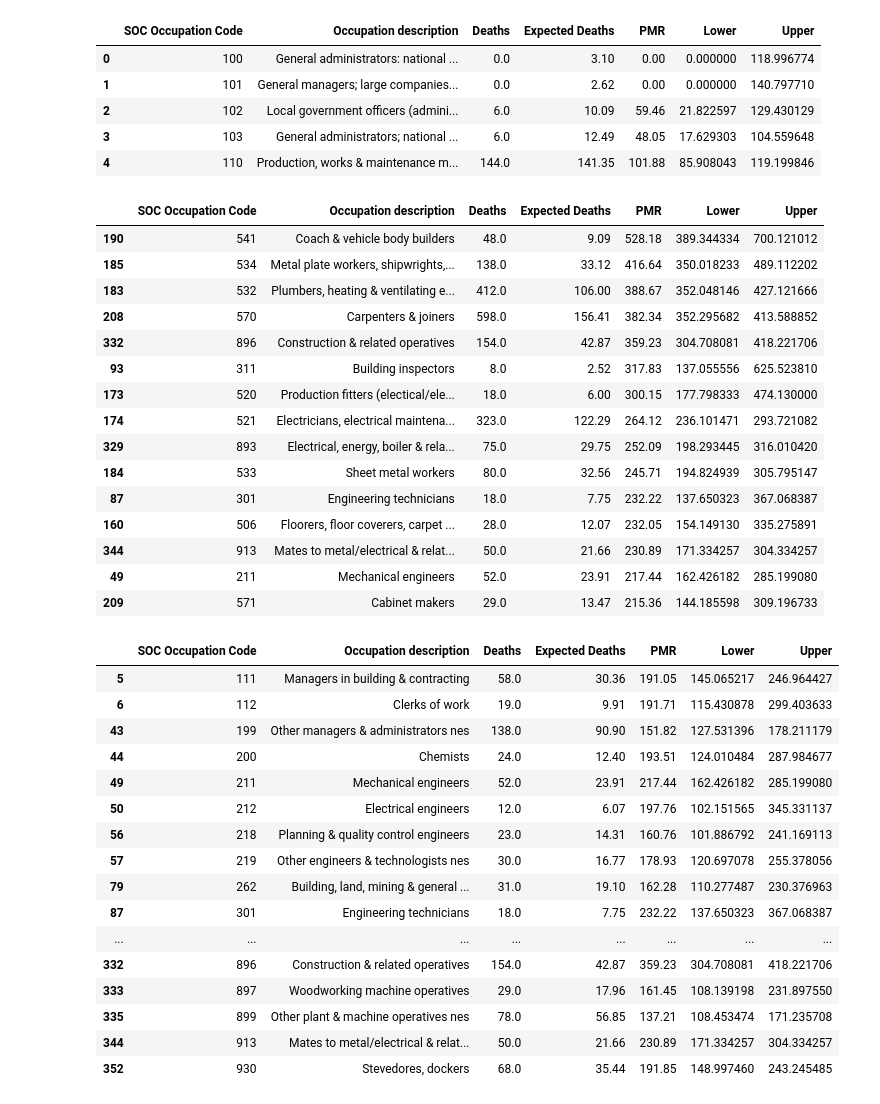
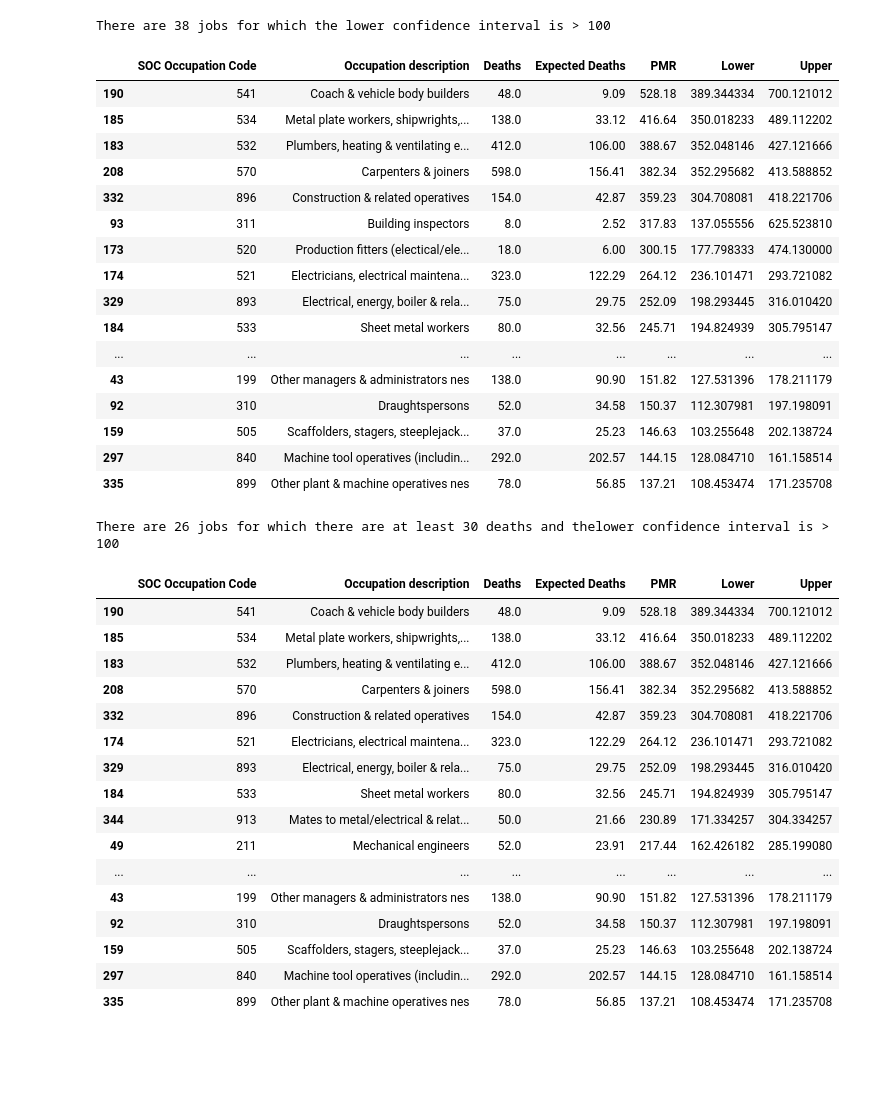
Before and after one commit to drcjar/ipfjes, a Jupyter notebook: notebooks/male-meso-pmr-1991-2000.ipynb, the cells around one changed output. Saved outputs shown, nothing was run; the diff lists cells and outputs as text; code cells hidden in the pictures; blank space fills up the shorter version.

```diff
--- a/notebooks/male-meso-pmr-1991-2000.ipynb
+++ b/notebooks/male-meso-pmr-1991-2000.ipynb
@@ -7,18 +6,12 @@ df = pd.read_excel('../data/occ80007.xls', skiprows=2)
 # Mesothelioma proportional mortality ratios (PMRs) for males aged 16-74 in
 # Great Britain by Standard Occupational Classification (1990) unit group, 1991-2000
-# %%
-df.head()
-# %% [output]
-|  | SOC Occupation Code | Occupation description | Deaths | Expected Deaths | PMR | Lower | Upper |
-| 0 | 100 | General administrators: national ... | 0.0 | 3.10 | 0.00 | 0.000000 | 118.996774 |
-| 1 | 101 | General managers; large companies... | 0.0 | 2.62 | 0.00 | 0.000000 | 140.797710 |
-| 2 | 102 | Local government officers (admini... | 6.0 | 10.09 | 59.46 | 21.822597 | 129.430129 |
-| 3 | 103 | General administrators; national ... | 6.0 | 12.49 | 48.05 | 17.629303 | 104.559648 |
-| 4 | 110 | Production, works & maintenance m... | 144.0 | 141.35 | 101.88 | 85.908043 | 119.199846 |
+# %%
+print('There are {0} jobs for which the lower confidence interval is > 100'.format(len(df[df.Lower > 100])))
+# %% [output]
+There are 38 jobs for which the lower confidence interval is > 100
 # %%
-df[df.Lower > 100].sort_values(by='PMR', ascending=False).head(15)
-
-## SOC code, occupation etc for the top 15 significant PMRs (95% CI does not include 100)
+df[df.Lower > 100].sort_values(by='PMR', ascending=False)
+# SOC code, occupation etc for significant PMRs (95% CI does not include 100)
 # %% [output]
 |  | SOC Occupation Code | Occupation description | Deaths | Expected Deaths | PMR | Lower | Upper |
 | 190 | 541 | Coach & vehicle body builders | 48.0 | 9.09 | 528.18 | 389.344334 | 700.121012 |
@@ -31,28 +24,34 @@ df[df.Lower > 100].sort_values(by='PMR', ascending=False).head(15)
 | 174 | 521 | Electricians, electrical maintena... | 323.0 | 122.29 | 264.12 | 236.101471 | 293.721082 |
 | 329 | 893 | Electrical, energy, boiler & rela... | 75.0 | 29.75 | 252.09 | 198.293445 | 316.010420 |
 | 184 | 533 | Sheet metal workers | 80.0 | 32.56 | 245.71 | 194.824939 | 305.795147 |
-| 87 | 301 | Engineering technicians | 18.0 | 7.75 | 232.22 | 137.650323 | 367.068387 |
-| 160 | 506 | Floorers, floor coverers, carpet ... | 28.0 | 12.07 | 232.05 | 154.149130 | 335.275891 |
-| 344 | 913 | Mates to metal/electrical & relat... | 50.0 | 21.66 | 230.89 | 171.334257 | 304.334257 |
-| 49 | 211 | Mechanical engineers | 52.0 | 23.91 | 217.44 | 162.426182 | 285.199080 |
-| 209 | 571 | Cabinet makers | 29.0 | 13.47 | 215.36 | 144.185598 | 309.196733 |
+| ... | ... | ... | ... | ... | ... | ... | ... |
+| 43 | 199 | Other managers & administrators nes | 138.0 | 90.90 | 151.82 | 127.531396 | 178.211179 |
+| 92 | 310 | Draughtspersons | 52.0 | 34.58 | 150.37 | 112.307981 | 197.198091 |
+| 159 | 505 | Scaffolders, stagers, steeplejack... | 37.0 | 25.23 | 146.63 | 103.255648 | 202.138724 |
+| 297 | 840 | Machine tool operatives (includin... | 292.0 | 202.57 | 144.15 | 128.084710 | 161.158514 |
+| 335 | 899 | Other plant & machine operatives nes | 78.0 | 56.85 | 137.21 | 108.453474 | 171.235708 |
+# %%
+print('There are {0} jobs for which there are at least 30 deaths and the' \
+      'lower confidence interval is > 100'.format(len(df[(df.Lower > 100) & (df.Deaths > 30)])))
+# %% [output]
+There are 26 jobs for which there are at least 30 deaths and thelower confidence interval is > 100
 # %%
-df[df.Lower > 100]
+df[(df.Lower > 100) & (df.Deaths > 30)].sort_values(by='PMR', ascending=False)
 # %% [output]
 |  | SOC Occupation Code | Occupation description | Deaths | Expected Deaths | PMR | Lower | Upper |
-| 5 | 111 | Managers in building & contracting | 58.0 | 30.36 | 191.05 | 145.065217 | 246.964427 |
-| 6 | 112 | Clerks of work | 19.0 | 9.91 | 191.71 | 115.430878 | 299.403633 |
+| 190 | 541 | Coach & vehicle body builders | 48.0 | 9.09 | 528.18 | 389.344334 | 700.121012 |
+| 185 | 534 | Metal plate workers, shipwrights,... | 138.0 | 33.12 | 416.64 | 350.018233 | 489.112202 |
+| 183 | 532 | Plumbers, heating & ventilating e... | 412.0 | 106.00 | 388.67 | 352.048146 | 427.121666 |
+| 208 | 570 | Carpenters & joiners | 598.0 | 156.41 | 382.34 | 352.295682 | 413.588852 |
+| 332 | 896 | Construction & related operatives | 154.0 | 42.87 | 359.23 | 304.708081 | 418.221706 |
+| 174 | 521 | Electricians, electrical maintena... | 323.0 | 122.29 | 264.12 | 236.101471 | 293.721082 |
+| 329 | 893 | Electrical, energy, boiler & rela... | 75.0 | 29.75 | 252.09 | 198.293445 | 316.010420 |
+| 184 | 533 | Sheet metal workers | 80.0 | 32.56 | 245.71 | 194.824939 | 305.795147 |
+| 344 | 913 | Mates to metal/electrical & relat... | 50.0 | 21.66 | 230.89 | 171.334257 | 304.334257 |
+| 49 | 211 | Mechanical engineers | 52.0 | 23.91 | 217.44 | 162.426182 | 285.199080 |
+| ... | ... | ... | ... | ... | ... | ... | ... |
 | 43 | 199 | Other managers & administrators nes | 138.0 | 90.90 | 151.82 | 127.531396 | 178.211179 |
-| 44 | 200 | Chemists | 24.0 | 12.40 | 193.51 | 124.010484 | 287.984677 |
-| 49 | 211 | Mechanical engineers | 52.0 | 23.91 | 217.44 | 162.426182 | 285.199080 |
-| 50 | 212 | Electrical engineers | 12.0 | 6.07 | 197.76 | 102.151565 | 345.331137 |
-| 56 | 218 | Planning & quality control engineers | 23.0 | 14.31 | 160.76 | 101.886792 | 241.169113 |
-| 57 | 219 | Other engineers & technologists nes | 30.0 | 16.77 | 178.93 | 120.697078 | 255.378056 |
-| 79 | 262 | Building, land, mining & general ... | 31.0 | 19.10 | 162.28 | 110.277487 | 230.376963 |
-| 87 | 301 | Engineering technicians | 18.0 | 7.75 | 232.22 | 137.650323 | 367.068387 |
-| ... | ... | ... | ... | ... | ... | ... | ... |
-| 332 | 896 | Construction & related operatives | 154.0 | 42.87 | 359.23 | 304.708081 | 418.221706 |
-| 333 | 897 | Woodworking machine operatives | 29.0 | 17.96 | 161.45 | 108.139198 | 231.897550 |
+| 92 | 310 | Draughtspersons | 52.0 | 34.58 | 150.37 | 112.307981 | 197.198091 |
+| 159 | 505 | Scaffolders, stagers, steeplejack... | 37.0 | 25.23 | 146.63 | 103.255648 | 202.138724 |
+| 297 | 840 | Machine tool operatives (includin... | 292.0 | 202.57 | 144.15 | 128.084710 | 161.158514 |
 | 335 | 899 | Other plant & machine operatives nes | 78.0 | 56.85 | 137.21 | 108.453474 | 171.235708 |
-| 344 | 913 | Mates to metal/electrical & relat... | 50.0 | 21.66 | 230.89 | 171.334257 | 304.334257 |
-| 352 | 930 | Stevedores, dockers | 68.0 | 35.44 | 191.85 | 148.997460 | 243.245485 |
```
Also changed, not shown: parts of 9 cells of this notebook.
